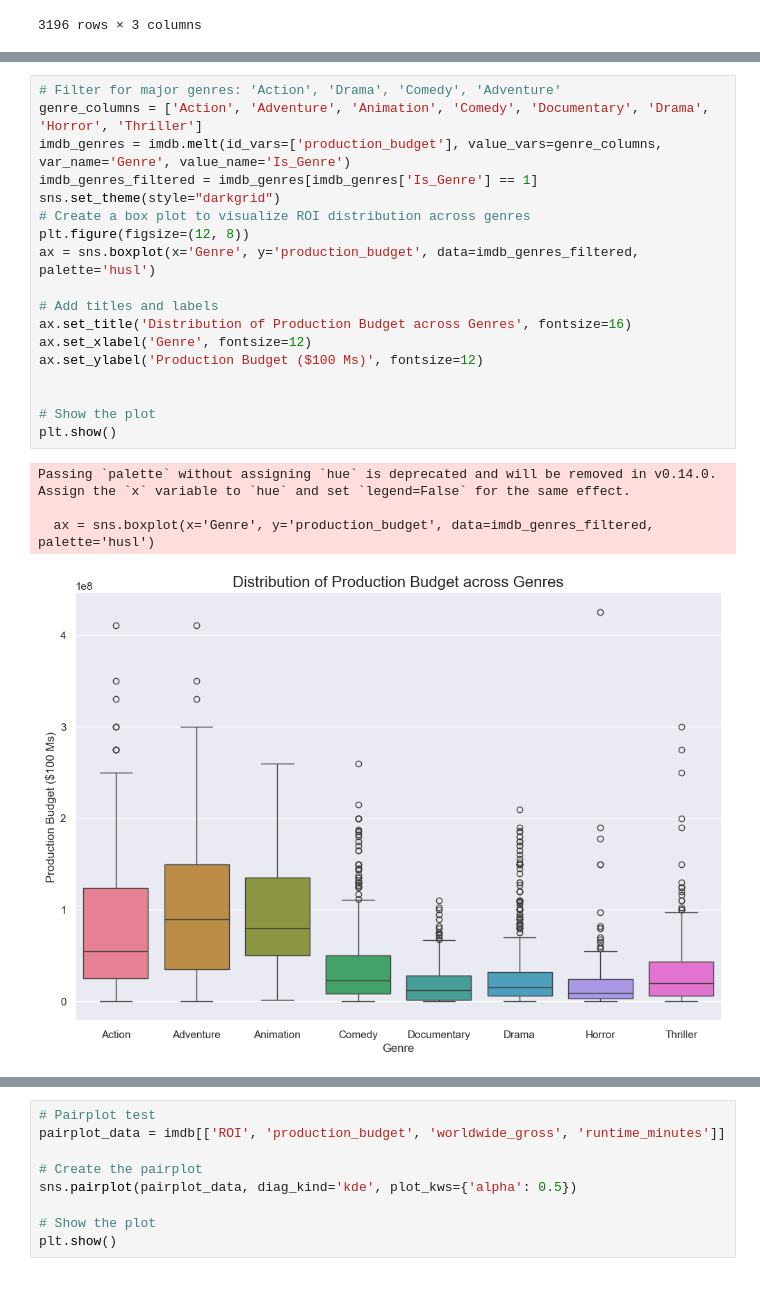
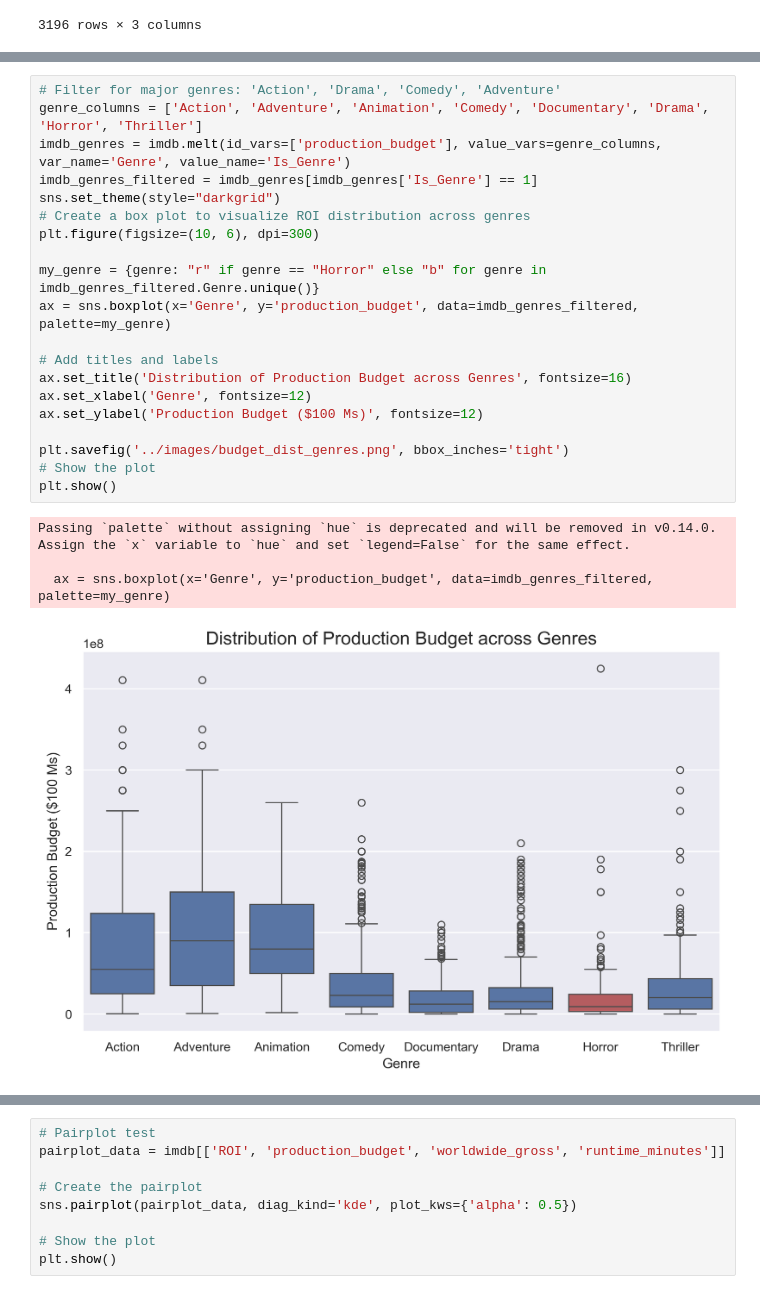
Before and after one commit to williambguo/ds-p2-project, a Jupyter notebook: code/eda.ipynb, the cells around one changed output, grey strips where cells are left out. Saved outputs shown, nothing was run; the diff lists cells and outputs as text.

```diff
--- a/code/eda.ipynb
+++ b/code/eda.ipynb
@@ -761,23 +772,25 @@ Passing `palette` without assigning `hue` is deprecated and will be removed in v
 # %%
 # Filter for major genres: 'Action', 'Drama', 'Comedy', 'Adventure'
 genre_columns = ['Action', 'Adventure', 'Animation', 'Comedy', 'Documentary', 'Drama',  'Horror', 'Thriller']
 imdb_genres = imdb.melt(id_vars=['production_budget'], value_vars=genre_columns, var_name='Genre', value_name='Is_Genre')
 imdb_genres_filtered = imdb_genres[imdb_genres['Is_Genre'] == 1]
 sns.set_theme(style="darkgrid")
 # Create a box plot to visualize ROI distribution across genres
-plt.figure(figsize=(12, 8))
-ax = sns.boxplot(x='Genre', y='production_budget', data=imdb_genres_filtered, palette='husl')
+plt.figure(figsize=(10, 6), dpi=300)
+
+my_genre = {genre: "r" if genre == "Horror" else "b" for genre in imdb_genres_filtered.Genre.unique()}
+ax = sns.boxplot(x='Genre', y='production_budget', data=imdb_genres_filtered, palette=my_genre)
 
 # Add titles and labels
 ax.set_title('Distribution of Production Budget across Genres', fontsize=16)
 ax.set_xlabel('Genre', fontsize=12)
 ax.set_ylabel('Production Budget ($100 Ms)', fontsize=12)
 
-
+plt.savefig('../images/budget_dist_genres.png', bbox_inches='tight')
 # Show the plot
 plt.show()
 # %% [output]
 Passing `palette` without assigning `hue` is deprecated and will be removed in v0.14.0. Assign the `x` variable to `hue` and set `legend=False` for the same effect.
 
-  ax = sns.boxplot(x='Genre', y='production_budget', data=imdb_genres_filtered, palette='husl')
+  ax = sns.boxplot(x='Genre', y='production_budget', data=imdb_genres_filtered, palette=my_genre)
-[figure, old version]
+[figure, new version]
```
Also changed, not shown: parts of 10 cells of this notebook, 7 other files.
